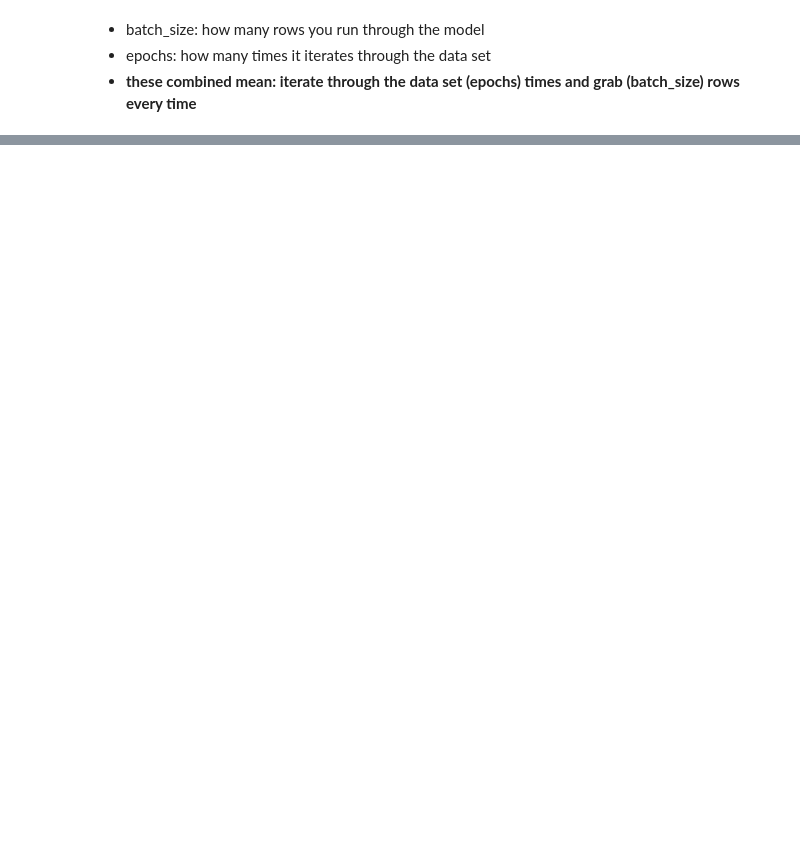
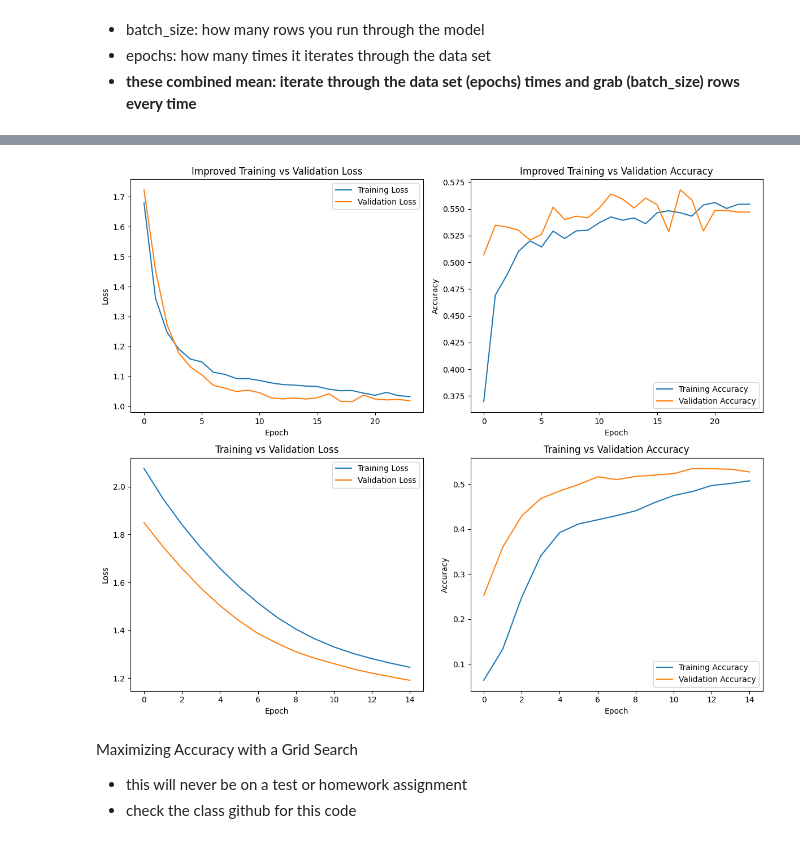
Before and after one commit to tsal4/data2000_labs, a Jupyter notebook: labs/060_neural-networks.ipynb, the cells around one changed output, grey strips where cells are left out. Cells and saved outputs as stored; diff of their text form; code cells hidden in the pictures; blank space fills up the shorter version.

```diff
--- a/labs/060_neural-networks.ipynb
+++ b/labs/060_neural-networks.ipynb
@@ -489,0 +618,17 @@ mse = hist["accuracy"]
+# %%
+early_stopping = tf.keras.callbacks.EarlyStopping(
+    monitor="val_loss",
+    patience=5,
+    restore_best_weights=True
+)
+
+improved_history = improved_dnn_model.fit(
+    x=features,
+    y=label,
+    batch_size=128,
+    epochs=50,
+    shuffle=True,
+    validation_split=0.2,
+    callbacks=[early_stopping]
+)
+#if the model starts to overfit and caps out/declines then stop
@@ -489,0 +653,50 @@ mse = hist["accuracy"]
+# %%
+improved_epochs = improved_history.epoch
+improved_hist = pd.DataFrame(improved_history.history)
+# %%
+plt.figure(figsize=(12, 10))
+
+# Plot Loss
+plt.subplot(2, 2, 1)
+plt.plot(improved_epochs, improved_hist["loss"], label="Training Loss")
+plt.plot(improved_epochs, improved_hist["val_loss"], label="Validation Loss")
+plt.xlabel("Epoch")
+plt.ylabel("Loss")
+plt.title("Improved Training vs Validation Loss")
+plt.legend()
+
+# Plot Accuracy
+plt.subplot(2, 2, 2)
+plt.plot(improved_epochs, improved_hist["sparse_categorical_accuracy"], label="Training Accuracy")
+plt.plot(improved_epochs, improved_hist["val_sparse_categorical_accuracy"], label="Validation Accuracy")
+plt.xlabel("Epoch")
+plt.ylabel("Accuracy")
+plt.title("Improved Training vs Validation Accuracy")
+plt.legend()
+
+# Plot Loss
+plt.subplot(2, 2, 3)
+plt.plot(epochs, hist["loss"], label="Training Loss")
+plt.plot(epochs, hist["val_loss"], label="Validation Loss")
+plt.xlabel("Epoch")
+plt.ylabel("Loss")
+plt.title("Training vs Validation Loss")
+plt.legend()
+
+# Plot Accuracy
+plt.subplot(2, 2, 4)
+plt.plot(epochs, hist["sparse_categorical_accuracy"], label="Training Accuracy")
+plt.plot(epochs, hist["val_sparse_categorical_accuracy"], label="Validation Accuracy")
+plt.xlabel("Epoch")
+plt.ylabel("Accuracy")
+plt.title("Training vs Validation Accuracy")
+plt.legend()
+
+plt.tight_layout()
+plt.show()
+# %% [output]
+[figure, added]
+# %% [markdown]
+Maximizing Accuracy with a Grid Search
+- this will never be on a test or homework assignment
+- check the class github for this code
```
Also changed, not shown: parts of 14 cells of this notebook.
